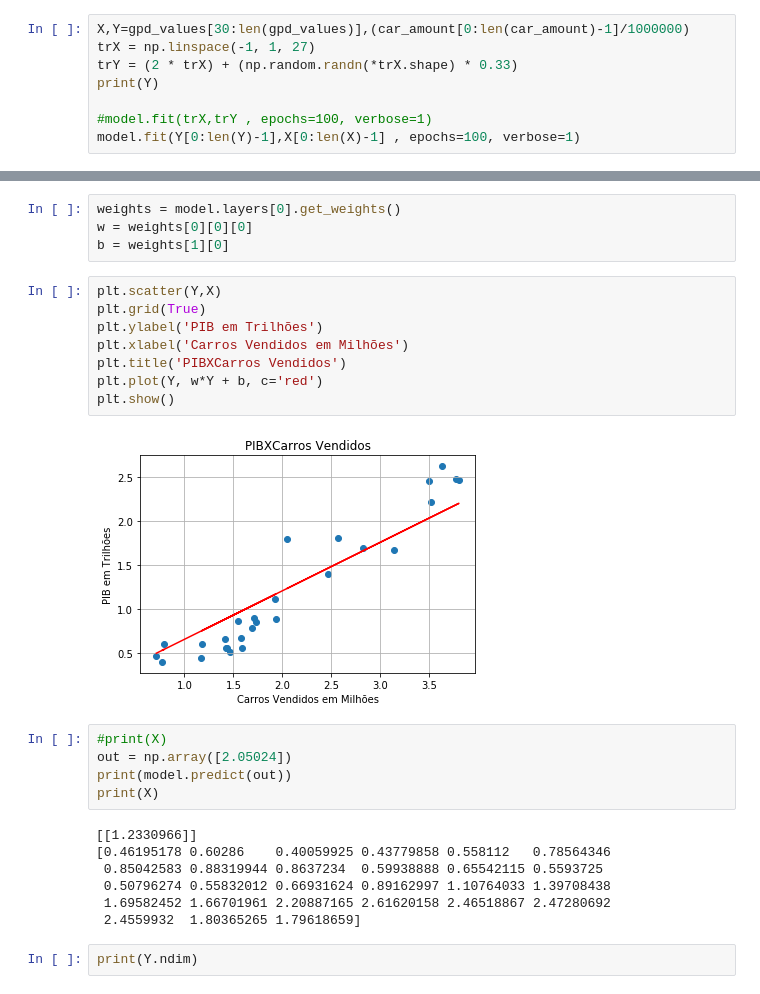
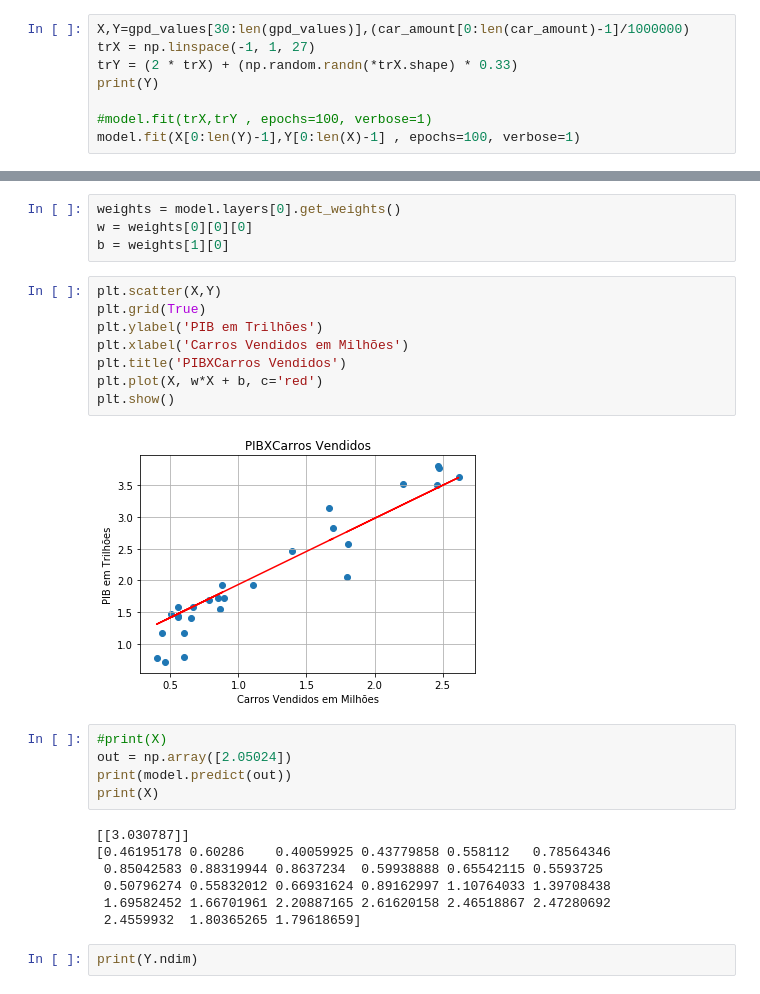
Before and after one commit to allandcnarciso/Sell-Cars-GPD-Regression-, a Jupyter notebook: analysis.ipynb, the cells around one changed output, grey strips where cells are left out. Drawn from its saved outputs; the diff is of its cells as text.

```diff
--- a/analysis.ipynb
+++ b/analysis.ipynb
@@ -112,7 +110,7 @@ trY = (2 * trX) + (np.random.randn(*trX.shape) * 0.33)
 print(Y)
 
 #model.fit(trX,trY , epochs=100, verbose=1)
-model.fit(Y[0:len(Y)-1],X[0:len(X)-1] , epochs=100, verbose=1)
+model.fit(X[0:len(Y)-1],Y[0:len(X)-1] , epochs=100, verbose=1)
 # %% [output]
 [0.712708 0.791508 0.771477 1.166188 1.426651 1.684846 1.728558 1.931016
  1.546618 1.176881 1.411752 1.586928 1.466487 1.431381 1.578836 1.714724
@@ -137,22 +135,22 @@ weights = model.layers[0].get_weights()
 w = weights[0][0][0]
 b = weights[1][0]
 # %%
-plt.scatter(Y,X)
+plt.scatter(X,Y)
 plt.grid(True)
 plt.ylabel('PIB em Trilhões')
 plt.xlabel('Carros Vendidos em Milhões')
 plt.title('PIBXCarros Vendidos')
-plt.plot(Y, w*Y + b, c='red')
+plt.plot(X, w*X + b, c='red')
 plt.show()
 # %% [output]
-[figure, old version]
+[figure, new version]
 # %%
 #print(X)
 out = np.array([2.05024])
 print(model.predict(out))
 print(X)
 # %% [output]
-[[1.2330966]]
+[[3.030787]]
 [0.46195178 0.60286    0.40059925 0.43779858 0.558112   0.78564346
  0.85042583 0.88319944 0.8637234  0.59938888 0.65542115 0.5593725
  0.50796274 0.55832012 0.66931624 0.89162997 1.10764033 1.39708438
```
Also changed, not shown: parts of 3 cells of this notebook, 1 other file.
